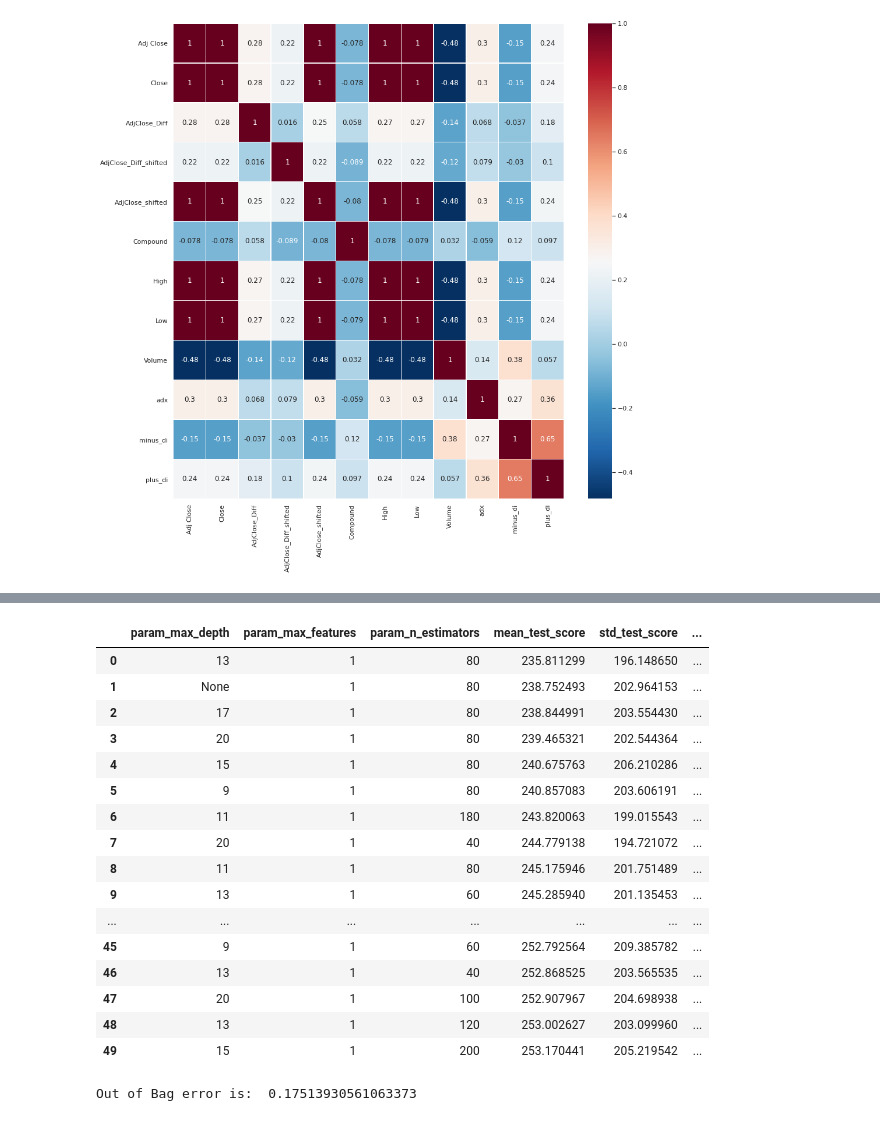
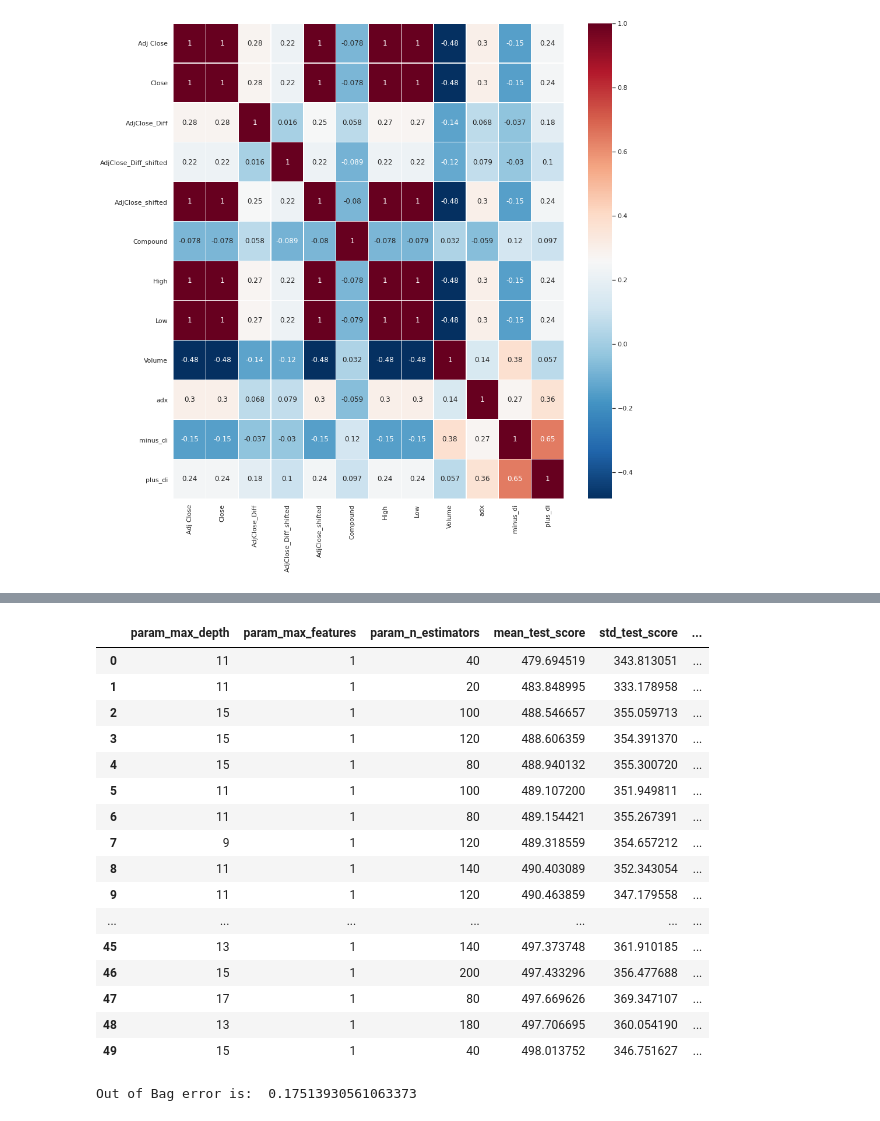
Before and after one commit to jfritsche1/cs247, a Jupyter notebook: Code/CS247_FinalProject.ipynb, the cells around one changed output, grey strips where cells are left out. Cells and saved outputs as stored; diff of their text form; code cells hidden in the pictures.

```diff
--- a/Code/CS247_FinalProject.ipynb
+++ b/Code/CS247_FinalProject.ipynb
@@ -784,50 +784,50 @@ weighted avg       1.00      0.66      0.79        96
 # %%
 #Predict Stock Price using Random Forest
 
-X_rf = daily_sentiment_per_ticker[['Compound', 'Adj Close','Volume','adx','minus_di','plus_di']]
+X_rf = daily_sentiment_per_ticker[['Compound', 'Volume','adx','minus_di','plus_di']]
 y_rf = daily_sentiment_per_ticker['Adj Close']
 
 from sklearn.ensemble import RandomForestRegressor
 scorer = make_scorer(mean_squared_error, squared=False)
 #scorer = 'neg_root_mean_squared_error'
 
 n_estimators = [int(x) for x in np.linspace(start = 20, stop = 200, num = 10)]
 max_features = [int(x) for x in np.linspace(1, 6, num = 1)]
 max_depth = [int(x) for x in np.linspace(1, 20, num = 10)]
 max_depth.append(None)
 random_grid = {'n_estimators': n_estimators,
                'max_features': max_features,
                'max_depth': max_depth}
 rf = RandomForestRegressor(random_state=42)
 rf_gs = GridSearchCV(estimator = rf, param_grid = random_grid, cv = 10, verbose=False, n_jobs = -1, scoring = scorer, return_train_score=True)
 rf_gs.fit(X_rf, y_rf)
 
 rf_res1 = pd.DataFrame(rf_gs.cv_results_)
 rf_res1 = rf_res1.drop(['mean_fit_time','std_fit_time','mean_score_time','std_score_time','params','split0_test_score',
                 'split1_test_score','split2_test_score','split3_test_score','split4_test_score',
                 'split5_test_score','split6_test_score','split7_test_score','split8_test_score','split9_test_score','split0_train_score',
                 'split1_train_score','split2_train_score','split3_train_score','split4_train_score',
                 'split5_train_score','split6_train_score','split7_train_score','split8_train_score','split9_train_score','rank_test_score'],axis=1)
 rf_result1 = rf_res1.sort_values(by=['mean_test_score'],ascending=True).reset_index(drop=True)
 rf_result1.head(50)
 # %% [output]
 |  | param_max_depth | param_max_features | param_n_estimators | mean_test_score | std_test_score | ... |
-| 0 | 13 | 1 | 80 | 235.811299 | 196.148650 | ... |
-| 1 | None | 1 | 80 | 238.752493 | 202.964153 | ... |
-| 2 | 17 | 1 | 80 | 238.844991 | 203.554430 | ... |
-| 3 | 20 | 1 | 80 | 239.465321 | 202.544364 | ... |
-| 4 | 15 | 1 | 80 | 240.675763 | 206.210286 | ... |
-| 5 | 9 | 1 | 80 | 240.857083 | 203.606191 | ... |
-| 6 | 11 | 1 | 180 | 243.820063 | 199.015543 | ... |
-| 7 | 20 | 1 | 40 | 244.779138 | 194.721072 | ... |
-| 8 | 11 | 1 | 80 | 245.175946 | 201.751489 | ... |
-| 9 | 13 | 1 | 60 | 245.285940 | 201.135453 | ... |
+| 0 | 11 | 1 | 40 | 479.694519 | 343.813051 | ... |
+| 1 | 11 | 1 | 20 | 483.848995 | 333.178958 | ... |
+| 2 | 15 | 1 | 100 | 488.546657 | 355.059713 | ... |
+| 3 | 15 | 1 | 120 | 488.606359 | 354.391370 | ... |
+| 4 | 15 | 1 | 80 | 488.940132 | 355.300720 | ... |
+| 5 | 11 | 1 | 100 | 489.107200 | 351.949811 | ... |
+| 6 | 11 | 1 | 80 | 489.154421 | 355.267391 | ... |
+| 7 | 9 | 1 | 120 | 489.318559 | 354.657212 | ... |
+| 8 | 11 | 1 | 140 | 490.403089 | 352.343054 | ... |
+| 9 | 11 | 1 | 120 | 490.463859 | 347.179558 | ... |
 | ... | ... | ... | ... | ... | ... | ... |
-| 45 | 9 | 1 | 60 | 252.792564 | 209.385782 | ... |
-| 46 | 13 | 1 | 40 | 252.868525 | 203.565535 | ... |
-| 47 | 20 | 1 | 100 | 252.907967 | 204.698938 | ... |
-| 48 | 13 | 1 | 120 | 253.002627 | 203.099960 | ... |
-| 49 | 15 | 1 | 200 | 253.170441 | 205.219542 | ... |
+| 45 | 13 | 1 | 140 | 497.373748 | 361.910185 | ... |
+| 46 | 15 | 1 | 200 | 497.433296 | 356.477688 | ... |
+| 47 | 17 | 1 | 80 | 497.669626 | 369.347107 | ... |
+| 48 | 13 | 1 | 180 | 497.706695 | 360.054190 | ... |
+| 49 | 15 | 1 | 40 | 498.013752 | 346.751627 | ... |
 # %%
 from sklearn.ensemble import RandomForestRegressor
 from sklearn.tree import export_graphviz
```
Also changed, not shown: parts of 5 cells of this notebook.
